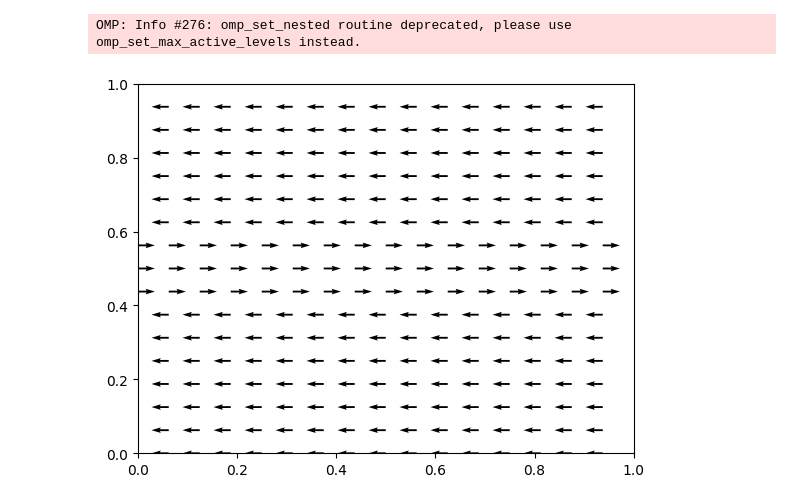
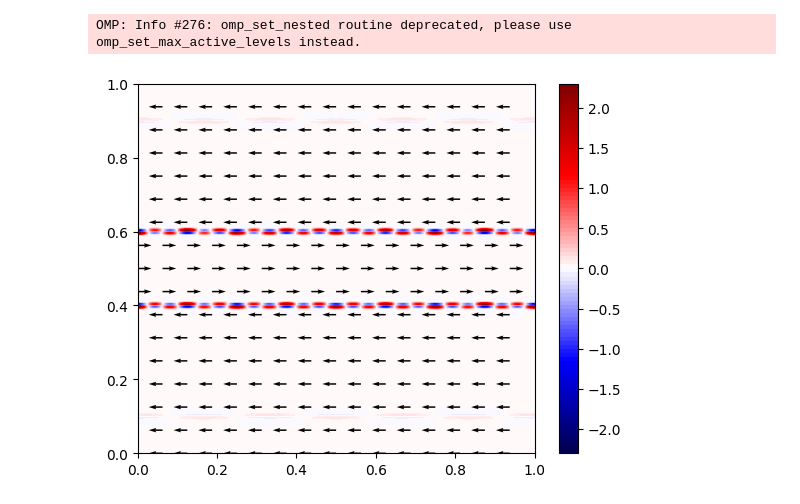
Before and after one commit to leolettuce/QIFS, a Jupyter notebook: 2D_TDJ/MPS_simulation.ipynb, the cells around one changed output. Drawn from its saved outputs; the diff is of its cells as text; code cells hidden in the pictures.

```diff
--- a/2D_TDJ/MPS_simulation.ipynb
+++ b/2D_TDJ/MPS_simulation.ipynb
@@ -172,7 +177,7 @@ def convert_MPS_to_quimb(tensor_list, dim_ls):
 # %%
-def convert_quimb_to_MPS(quimb_MPS):
+def convert_quimb_to_MPS_old(quimb_MPS):
     MPS = []
-    for array in quimb_MPS.arrays:
+    for i, array in enumerate(quimb_MPS.arrays):
         l, r, p = array.shape
         MPS.append(np.transpose(array, (0, 2, 1)).reshape((l*p, r)))
 
@@ -796,25 +874,32 @@ def Diff_2_8_x_MPO(n, dx):
 # %%
 MPS_U_quimb, MPS_V_quimb, MPS_U, MPS_V = buildFluidField2DMPS()
 # %%
-import matplotlib.pyplot as plt
-u = convert_to_VF2D(convert_quimb_to_MPS(MPS_U_quimb))
-v = convert_to_VF2D(convert_quimb_to_MPS(MPS_V_quimb))
-# Genaral parameters
-n = 10                          # number of qubits
-N = 2**n                        # number of grid points
-dx = 1 / (N-1)                  # finite spacing
-x = np.linspace(0, 1-dx, N)
-y = np.linspace(0, 1-dx, N)
-Y, X = np.meshgrid(y, x)
-n_s = 2**(n-4)                  # Plot N/n_s number of arrows
+def plot(U, V, full=False):
+    u = convert_to_VF2D(convert_quimb_to_MPS(U))
+    v = convert_to_VF2D(convert_quimb_to_MPS(V))
+    # Genaral parameters
+    n = U.L                         # number of qubits
+    N = 2**n                        # number of grid points
+    dx = 1 / (N-1)                  # finite spacing
+    x = np.linspace(0, 1-dx, N)
+    y = np.linspace(0, 1-dx, N)
+    Y, X = np.meshgrid(y, x)
+    n_s = 2**(n-4)                  # Plot N/n_s number of arrows
 
-plt.figure()
-plt.quiver(X[::n_s, ::n_s], Y[::n_s, ::n_s], u[::n_s, ::n_s], v[::n_s, ::n_s], color="black")
-plt.xlim((0, 1))
-plt.ylim((0, 1))
-plt.show()
+    plt.figure()
+    plt.contourf(X, Y, Dx(v, dx)-Dy(u, dx), 100, cmap="seismic")
+    plt.colorbar()
+    if full:
+        plt.quiver(X, Y, u, v, color="black")
+    else:
+        plt.quiver(X[::n_s, ::n_s], Y[::n_s, ::n_s], u[::n_s, ::n_s], v[::n_s, ::n_s], color="black")
+    plt.xlim((0, 1))
+    plt.ylim((0, 1))
+    plt.show()
-# %% [output]
-[figure, removed]
+# %%
+plot(MPS_U_quimb, MPS_V_quimb)
+# %% [output]
+[figure, added]
 # %%
 dx = 1 / (2**10-1)
 Diff_2_8_x = Diff_2_8_x_MPO(10, dx)
```
Also changed, not shown: parts of 32 cells of this notebook, 2 other files.
